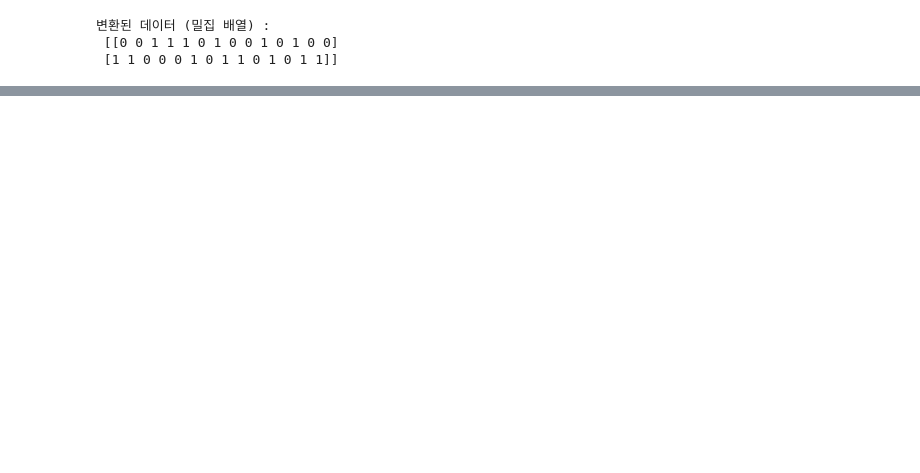
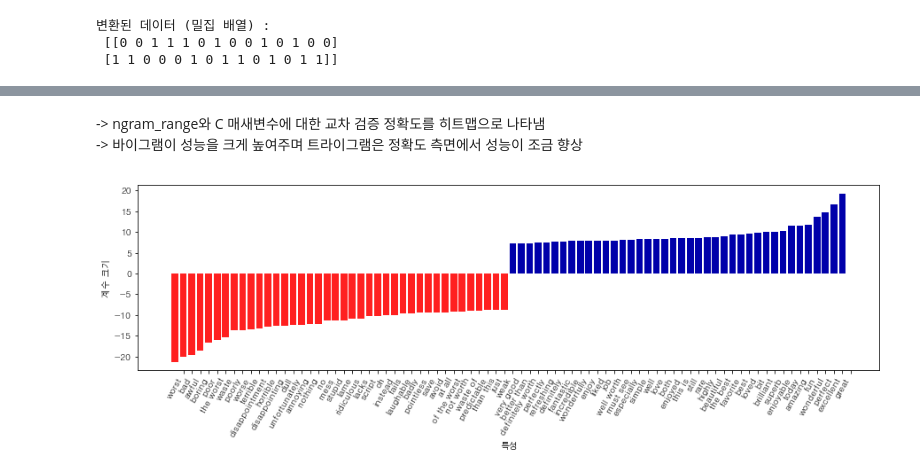
Before and after one commit to hyooo1017/Review, a Jupyter notebook: Introduction to Machine Learning with Python/7장. 텍스트 데이터 다루기.ipynb, the cells around one changed output, grey strips where cells are left out. Drawn from its saved outputs; the diff is of its cells as text; code cells hidden in the pictures; blank space fills up the shorter version.

```diff
--- a/Introduction to Machine Learning with Python/7장. 텍스트 데이터 다루기.ipynb
+++ b/Introduction to Machine Learning with Python/7장. 텍스트 데이터 다루기.ipynb
@@ -503,7 +523,11 @@ plt.colorbar(heatmap)
+# %% [markdown]
+-> ngram_range와 C 매새변수에 대한 교차 검증 정확도를 히트맵으로 나타냄
+-> 바이그램이 성능을 크게 높여주며 트라이그램은 정확도 측면에서 성능이 조금 향상
 # %%
-# 특성 이름과 계수를 추출합니다
+# 특성 이름과 계수를 추출합니다.
 vect = grid.best_estimator_.named_steps['tfidfvectorizer']
 feature_names = np.array(vect.get_feature_names())
 coef = grid.best_estimator_.named_steps['logisticregression'].coef_
-mglearn.tools.visualize_coefficients(coef[0], feature_names, n_top_features=40)
-plt.ylim(-22, 22)
+mglearn.tools.visualize_coefficients(coef[0], feature_names, n_top_features = 40)
+# %% [output]
+[figure, added]
```
Also changed, not shown: parts of 65 cells of this notebook.
